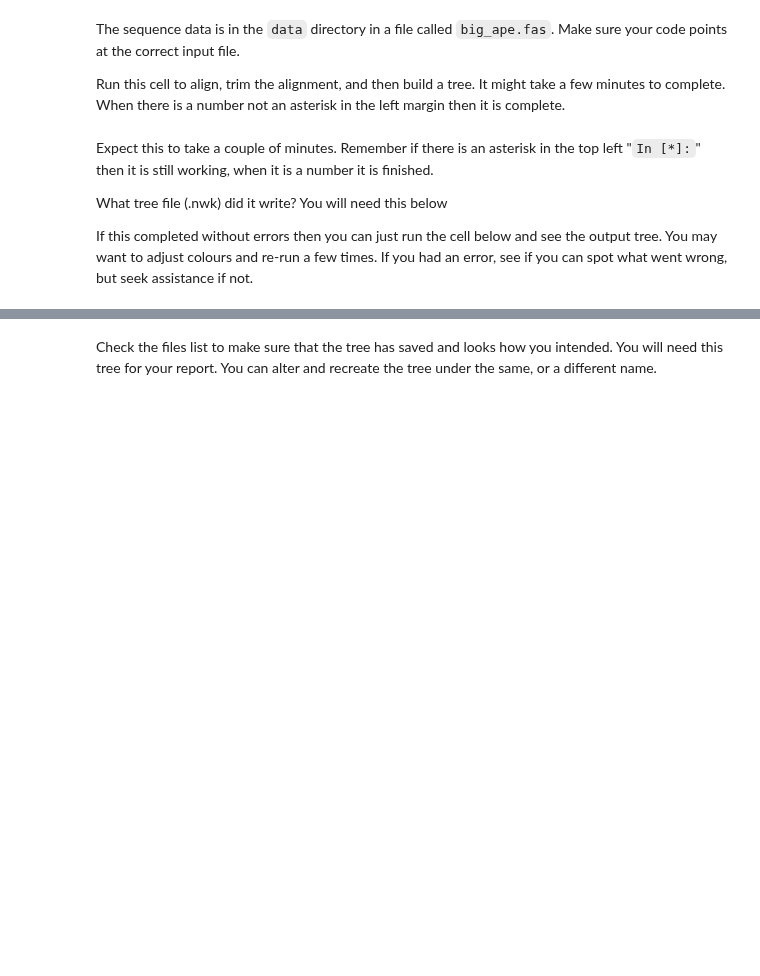
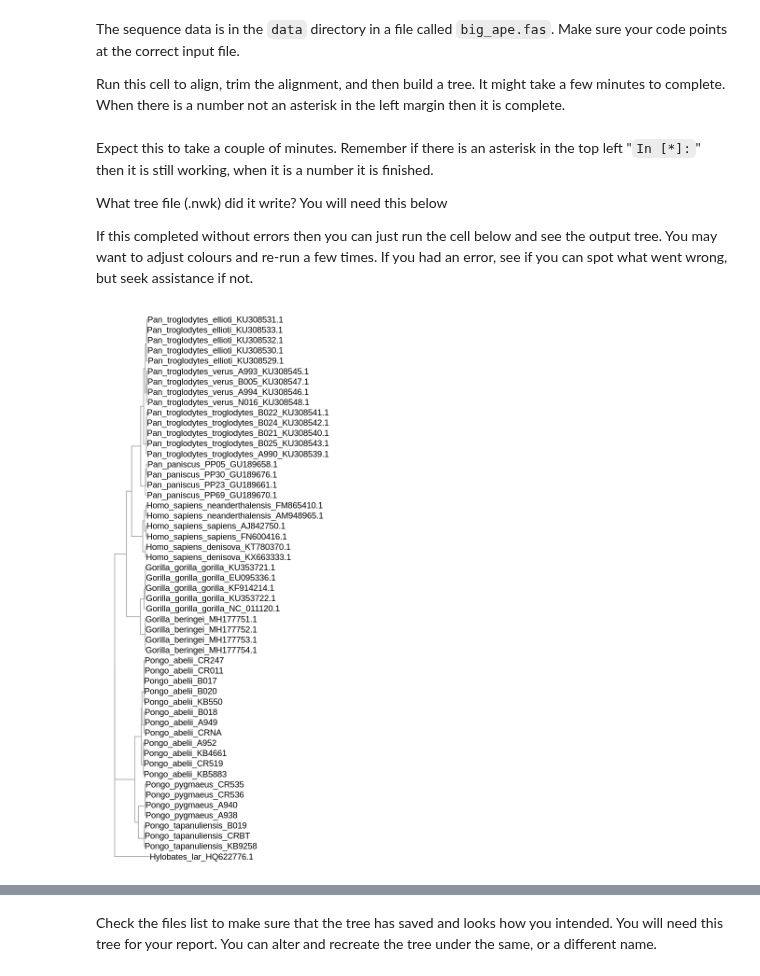
Before and after one commit to davelunt/phylo_practical, a Jupyter notebook: PhyloPractical.ipynb, the cells around one changed output, grey strips where cells are left out. Saved outputs shown, nothing was run; the diff lists cells and outputs as text; code cells hidden in the pictures; blank space fills up the shorter version.

Commit message:
added optional colouring and other things

```diff
--- a/PhyloPractical.ipynb
+++ b/PhyloPractical.ipynb
@@ -330,34 +344,39 @@ If this completed without errors then you can just run the cell below and see th
 # %%
 # -----------------------------
 # Colouring the tree label text
 # -----------------------------
 
 # First we import the metadata
 groups = read.table("big_ape.tsv.txt",         # We import the metadata into a variable
                     sep = "\t",                # Tell R the input is tab separated
                     col.names = c("Sequence",  # Names of columns
                                   "Species"),
                     header = FALSE,            # Tell R there is no header in the file
                     stringsAsFactors = FALSE)  # Convert strings to factors
 
+
 # Now we import the tree file into a variable
 big_tree = read.tree("big_ape.nwk")
 
 
 # Then we need to attach the metadata to the tree
 big_apes = full_join(as_tibble(big_tree),       # Input the tree
                  groups,                        # Give it the group metadata
-                 by = c("label" = "Sequence"))  #
+                 by = c("label" = "Sequence"))
 
 # After this we root the tree at the outgroup
 rooted_big_apes = root((as.treedata(big_apes)),  # We input a tree...
                     "Hylobates_lar_HQ622776.1",  # Give it a species...
                     resolve.root = TRUE)         # And tell R to root the tree at that species
 
+# We create a space to plot below
+options(repr.plot.width=5, repr.plot.height=10)
 
 # Then we draw the tree using ggtree
-ggtree(rooted_big_apes, branch.length='none',  # Tell ggtree to draw a tree from this variable
-       color = "grey") +                       # The colour of the branches
-       geom_tiplab(aes(color = Species)) +     # Tell ggtree to label tips according to species
-       xlim(0, 20) +                           # Set the size of the canvas below
+ggtree(rooted_big_apes,  # Tell ggtree to draw a tree from this variable
+       color = "darkgrey") +                       # The colour of the branches
+       geom_tiplab() +        # Tell ggtree to label tips according to species
+       xlim(0, 1) +
        theme(legend.position = "none")         # Use theme to remove the legend
+# %% [output]
+[figure, added]
```
Also changed, not shown: parts of 6 cells of this notebook.
